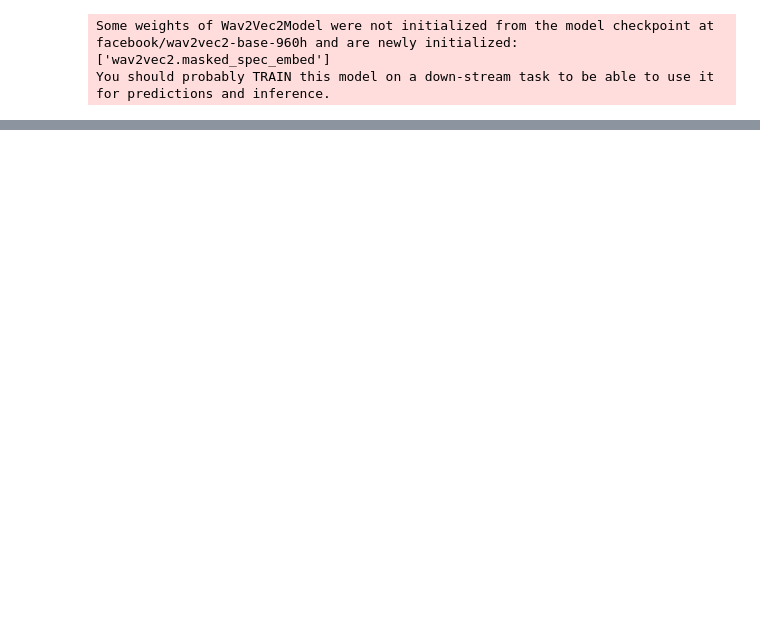
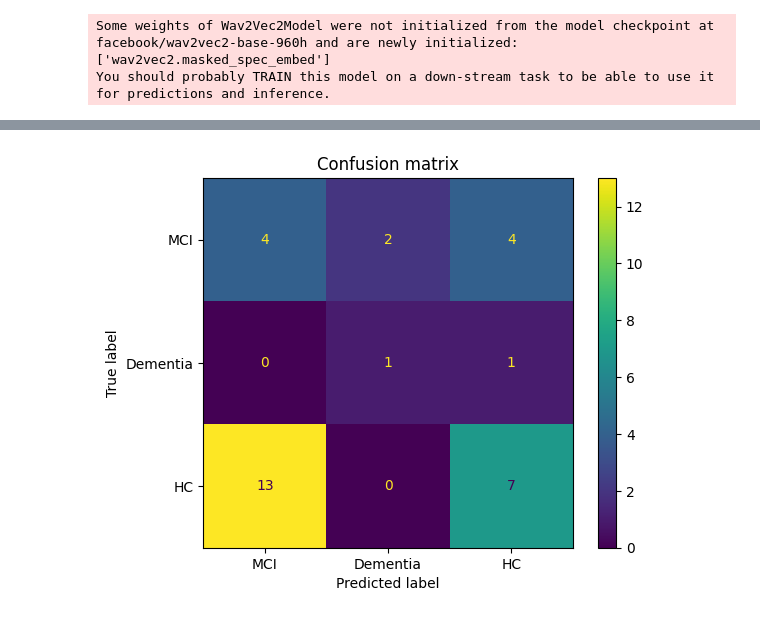
Before and after one commit to SStteeffii/RAD-C, a Jupyter notebook: test_ck.ipynb, the cells around one changed output, grey strips where cells are left out. Drawn from its saved outputs; the diff is of its cells as text; code cells hidden in the pictures; blank space fills up the shorter version.

```diff
--- a/test_ck.ipynb
+++ b/test_ck.ipynb
@@ -77,5 +77,6 @@ ctd_features_clean = pd.read_csv("./data/features/process-ctd-w2v-feature-clean.
 pft_features_clean = pd.read_csv("./data/features/process-pft-w2v-feature-clean.csv", header=None)
 sft_features_clean = pd.read_csv("./data/features/process-sft-w2v-feature-clean.csv", header=None)
 
-features = pd.concat([ctd_features, pft_features, sft_features], axis=1, ignore_index=False)
-features_clean = pd.concat([ctd_features_clean, pft_features_clean, sft_features_clean], axis=1, ignore_index=False)
+# features = pd.concat([ctd_features, pft_features, sft_features], axis=1, ignore_index=False)
+# features_age = pd.concat([ctd_features, pft_features, sft_features, df['Age']], axis=1, ignore_index=False)
+features = pd.concat([ctd_features_clean, pft_features_clean, sft_features_clean, df['Age']], axis=1, ignore_index=False)
@@ -90,7 +119,6 @@ y_tensor_train = torch.tensor(y_train, dtype=torch.long)
 # %%
 dataset = TensorDataset(X_tensor_train, y_tensor_train)
 dataloader = DataLoader(dataset, batch_size=32, shuffle=True)
-
 
 train_model = True
 
@@ -108,31 +136,33 @@ class FCNN(nn.Module):
         return self.fc(x)
 
 if train_model:
-    model = FCNN(input_dim=2304, num_classes=3)
+    fcnn_model = FCNN(input_dim=2304, num_classes=3)
     criterion = nn.CrossEntropyLoss()
-    optimizer = optim.Adam(model.parameters(), lr=0.001)
+    optimizer = optim.Adam(fcnn_model.parameters(), lr=0.001)
 
-    for epoch in range(10000):
+    for epoch in range(1000):
         for batch in dataloader:
             X_batch, y_batch = batch
-            outputs = model(X_batch)
+            outputs = fcnn_model(X_batch)
             loss = criterion(outputs, y_batch)
 
             optimizer.zero_grad()
             loss.backward()
             optimizer.step()
 
-        print(f"Epoch {epoch + 1}, Loss: {loss.item()}")
+    model_save_path = "./models/fcnn_model.pth"
+    torch.save(fcnn_model.state_dict(), model_save_path)
 
-    model_save_path = "./models/fcnn_model.pth"
-    torch.save(model.state_dict(), model_save_path)
-
-
-model.eval()
 X_tensor_test = torch.tensor(X_test.values , dtype=torch.float32)
 
 with torch.no_grad():
-    outputs = model(X_tensor_test)
+    outputs = fcnn_model(X_tensor_test)
 
 _, fcnn_pred = torch.max(outputs, 1)
+
+print("Accuracy:", accuracy_score(y_test, fcnn_pred))
+print("Classification Report:\n", classification_report(y_test, fcnn_pred))
+cmd = ConfusionMatrixDisplay(confusion_matrix(y_test, fcnn_pred, labels=range(len(string_classes))), display_labels=string_classes).plot()
+cmd.ax_.set_title('Confusion matrix')
+plt.show()
 # %% [output]
@@ -155,0 +180 @@ Epoch 10000, Loss: 0.13022813200950623
+[figure, added]
```
Also changed, not shown: parts of 14 cells of this notebook, 1 other file.
